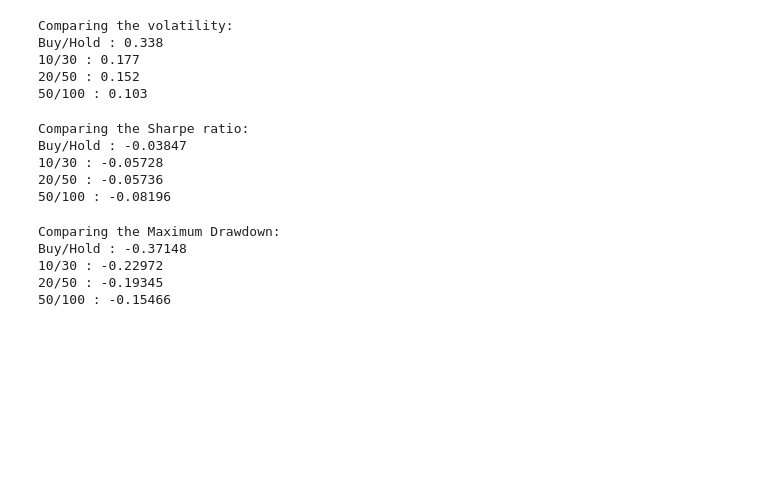
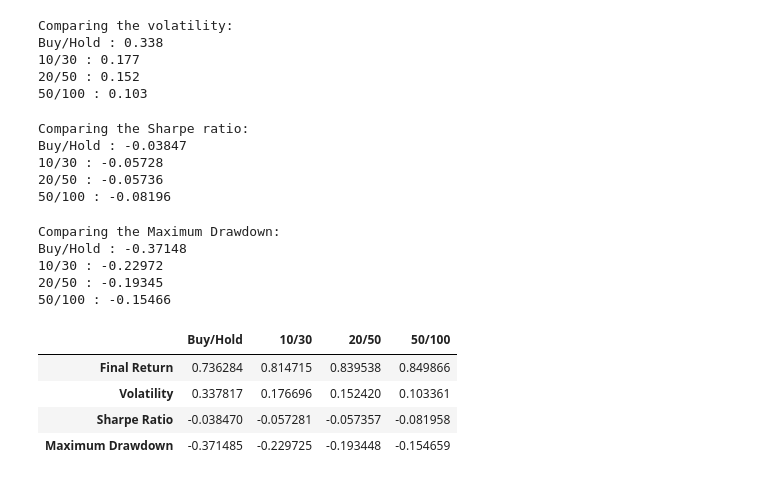
Before and after one commit to jake-dexter/simple-moving-average, a Jupyter notebook: main.ipynb, the cells around one changed output. Drawn from its saved outputs; the diff is of its cells as text; code cells hidden in the pictures; blank space fills up the shorter version.

Commit message:
added maximum drawdown

```diff
--- a/main.ipynb
+++ b/main.ipynb
@@ -222,3 +222,22 @@ Buy/Hold : -0.37148
 10/30 : -0.22972
 20/50 : -0.19345
 50/100 : -0.15466
+# %%
+# Final Comparison Dataframe
+data = {
+    "Buy/Hold": [df["Cumulative Returns"].iloc[-1],volatility,sharpe,maxdrawdown],
+    "10/30": [df["Cumulative Returns 10/30"].iloc[-1],volatility_10_30,sharpe_10_30,maxdrawdown_10_30],
+    "20/50": [df["Cumulative Returns 20/50"].iloc[-1],volatility_20_50,sharpe_20_50,maxdrawdown_20_50],
+    "50/100": [df["Cumulative Returns 50/100"].iloc[-1],volatility_50_100,sharpe_50_100,maxdrawdown_50_100]
+}
+
+metrics = ["Final Return","Volatility","Sharpe Ratio","Maximum Drawdown"]
+
+df_comparison = pd.DataFrame(data, index=metrics)
+df_comparison
+# %% [output]
+|  | Buy/Hold | 10/30 | 20/50 | 50/100 |
+| Final Return | 0.736284 | 0.814715 | 0.839538 | 0.849866 |
+| Volatility | 0.337817 | 0.176696 | 0.152420 | 0.103361 |
+| Sharpe Ratio | -0.038470 | -0.057281 | -0.057357 | -0.081958 |
+| Maximum Drawdown | -0.371485 | -0.229725 | -0.193448 | -0.154659 |
```
